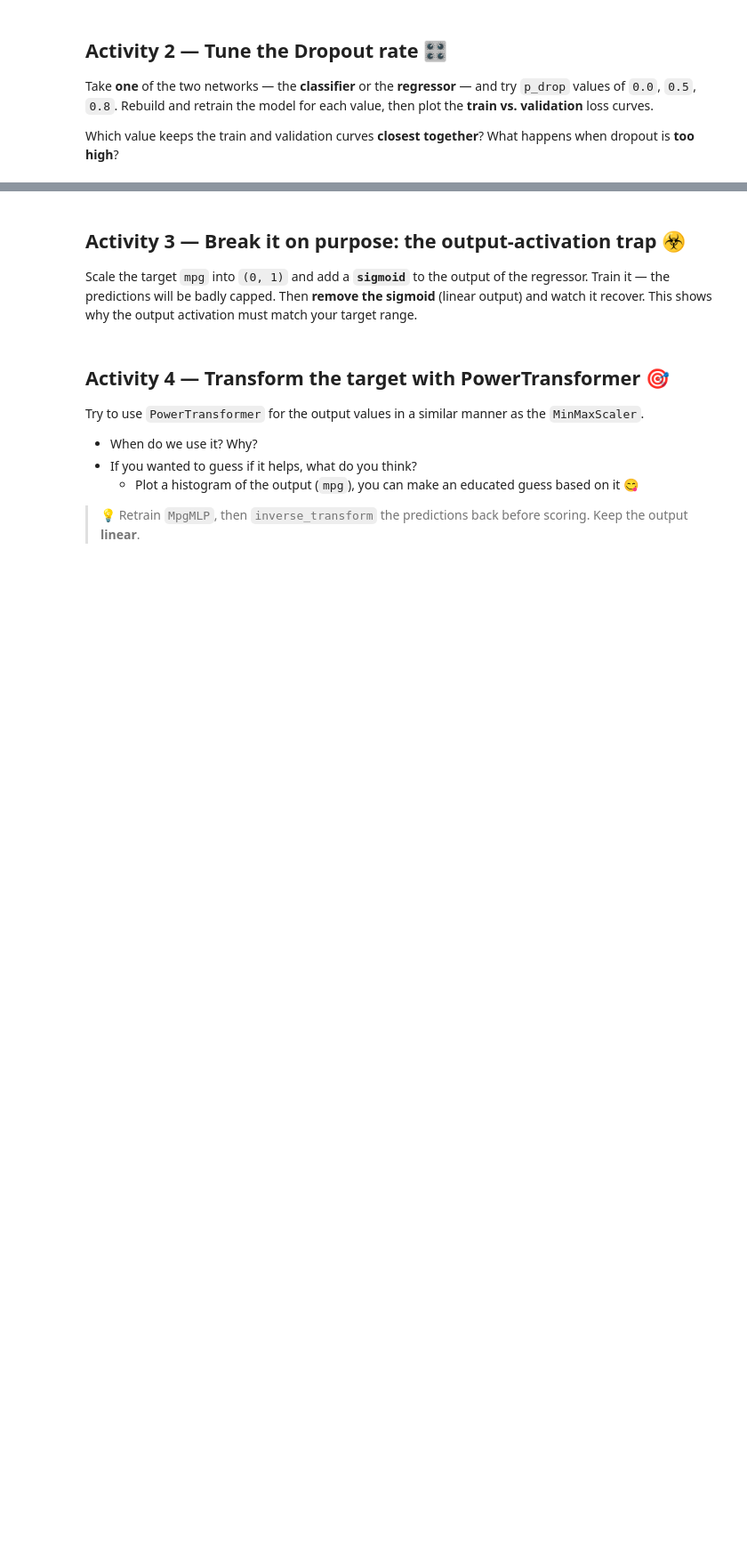
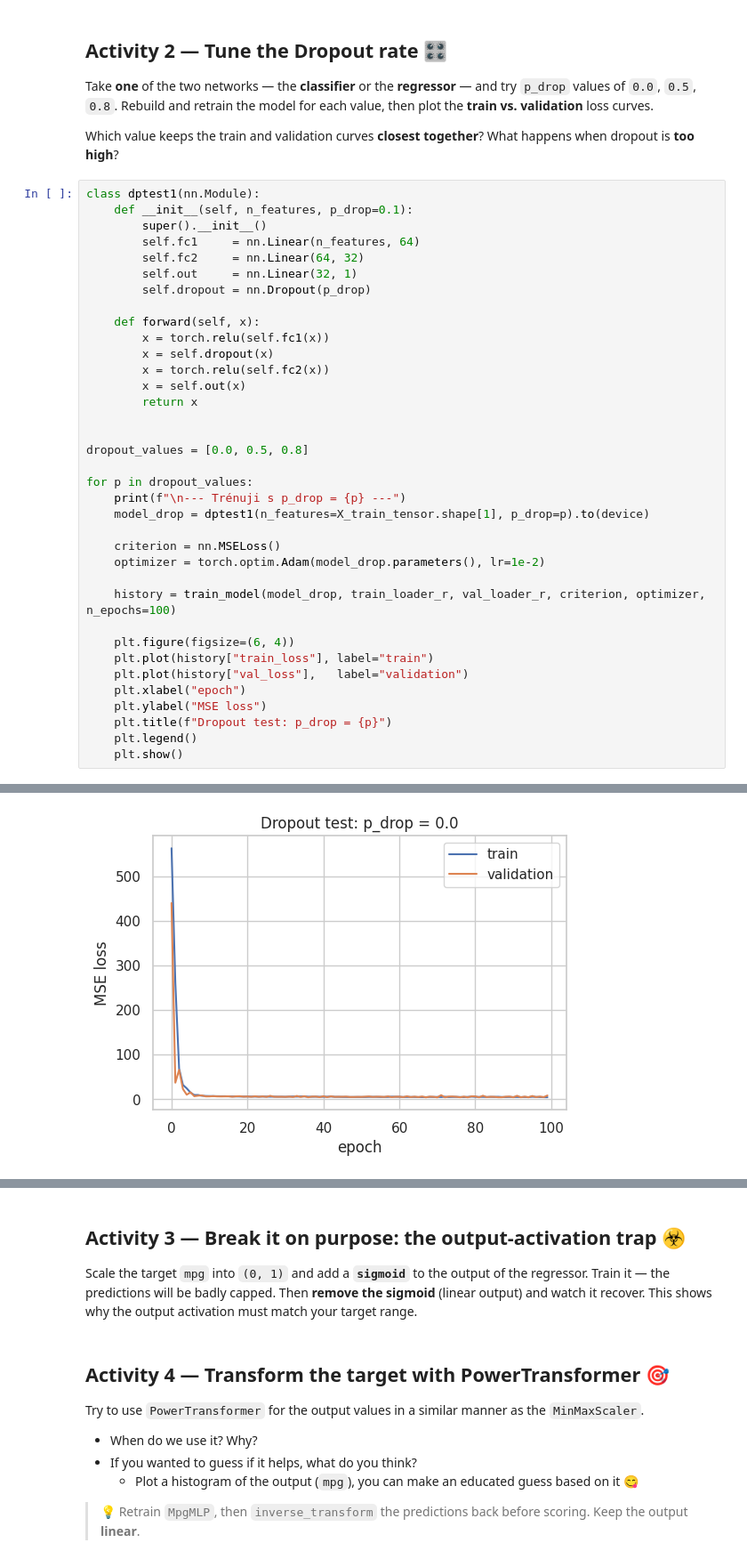
Before and after one commit to MikeSMD/Betting_system, a Jupyter notebook: ML_02_Classification_and_Regression_PyTorch.ipynb, the cells around one changed output, grey strips where cells are left out. Shown at 89% size. Drawn from its saved outputs; the diff is of its cells as text; blank space fills up the shorter version.

```diff
--- a/ML_02_Classification_and_Regression_PyTorch.ipynb
+++ b/ML_02_Classification_and_Regression_PyTorch.ipynb
@@ -718,3 +719,40 @@ Model 1 mae: 2.16 mpg | R2: 0.826
 Take **one** of the two networks — the **classifier** or the **regressor**  — and try `p_drop` values of `0.0`, `0.5`, `0.8`. Rebuild and retrain the model for each value, then plot the **train vs. validation** loss curves.
 
 Which value keeps the train and validation curves **closest together**? What happens when dropout is **too high**?
+# %%
+class dptest1(nn.Module):
+    def __init__(self, n_features, p_drop=0.1):
+        super().__init__()
+        self.fc1     = nn.Linear(n_features, 64)
+        self.fc2     = nn.Linear(64, 32)
+        self.out     = nn.Linear(32, 1)
+        self.dropout = nn.Dropout(p_drop)
+
+    def forward(self, x):
+        x = torch.relu(self.fc1(x))
+        x = self.dropout(x)
+        x = torch.relu(self.fc2(x))
+        x = self.out(x)
+        return x
+
+
+dropout_values = [0.0, 0.5, 0.8]
+
+for p in dropout_values:
+    print(f"\n--- Trénuji s p_drop = {p} ---")
+    model_drop = dptest1(n_features=X_train_tensor.shape[1], p_drop=p).to(device)
+
+    criterion = nn.MSELoss()
+    optimizer = torch.optim.Adam(model_drop.parameters(), lr=1e-2)
+
+    history = train_model(model_drop, train_loader_r, val_loader_r, criterion, optimizer, n_epochs=100)
+
+    plt.figure(figsize=(6, 4))
+    plt.plot(history["train_loss"], label="train")
+    plt.plot(history["val_loss"],   label="validation")
+    plt.xlabel("epoch")
+    plt.ylabel("MSE loss")
+    plt.title(f"Dropout test: p_drop = {p}")
+    plt.legend()
+    plt.show()
+# %% [output]
@@ -720,0 +770 @@ Which value keeps the train and validation curves **closest together**? What hap
+[figure, added]
```
Also changed, not shown: parts of 2 cells of this notebook.
